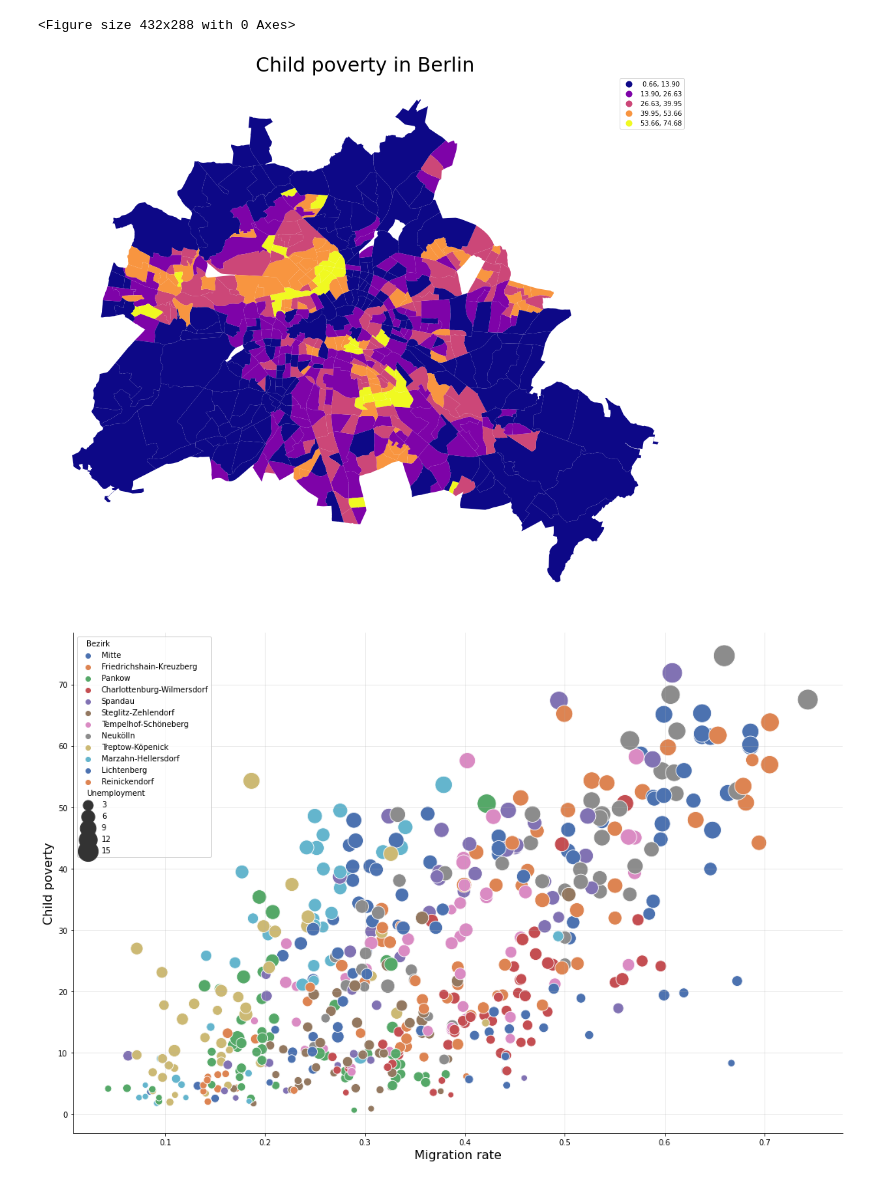
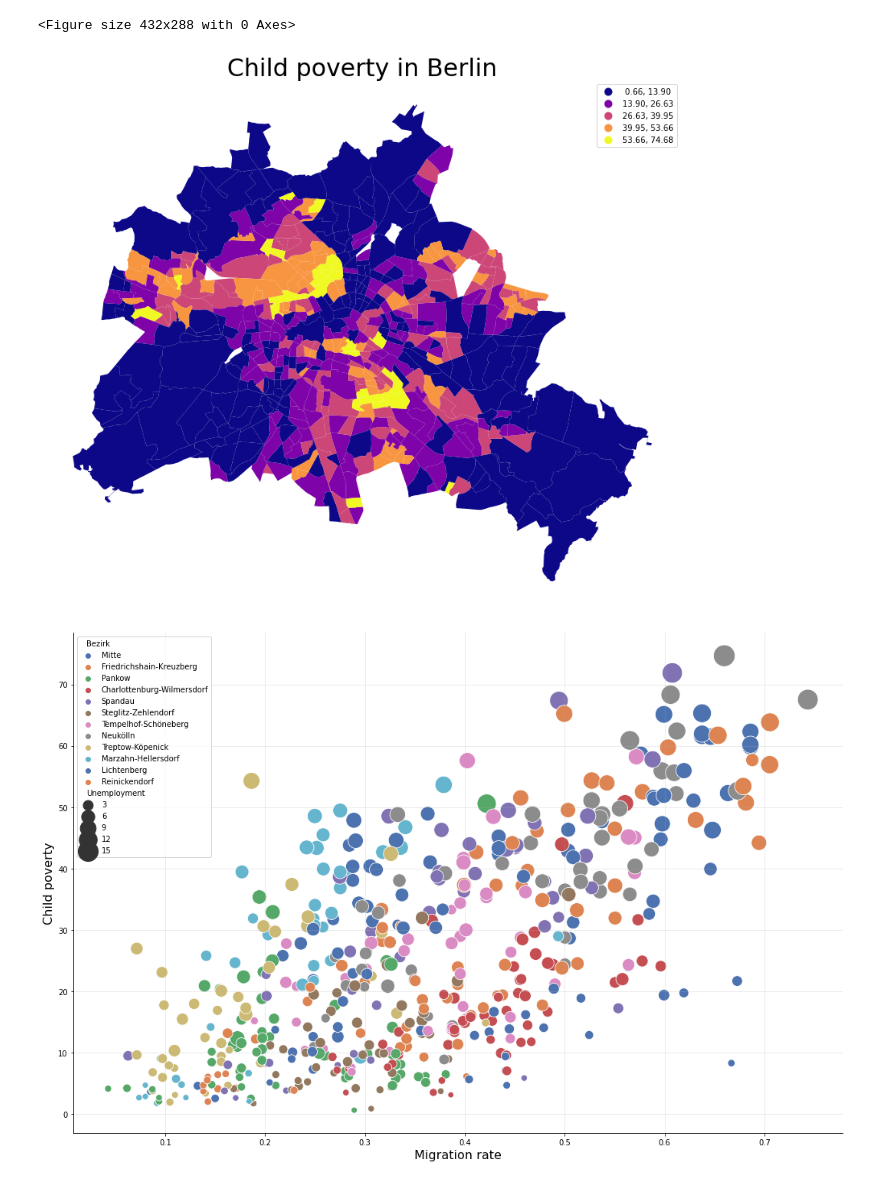
Before and after one commit to Safiaaaaa/YouthInTheCity, a Jupyter notebook: notebooks/safia-plots-clean.ipynb, the cells around one changed output. Saved outputs shown, nothing was run; the diff lists cells and outputs as text; code cells hidden in the pictures.

Commit message:
updated plots

```diff
--- a/notebooks/safia-plots-clean.ipynb
+++ b/notebooks/safia-plots-clean.ipynb
@@ -39,14 +39,15 @@ df.Bezirk = df.Bezirk.map({
 })
 # %%
 fig = plt.figure()
-ax = df.plot(figsize=(20,15), column='Child poverty', cmap='plasma', scheme='NaturalBreaks', legend=True)
+ax = df.plot(figsize=(18,12), column='Child poverty', cmap='plasma', scheme='NaturalBreaks', legend=True)
 ax.set_facecolor("yellow")
 ax.set_axis_off()
 ax.set_title('Child poverty in Berlin', fontsize=30)
-plt.savefig(fname='plots/child_pov.png',transparent=False, facecolor='white')
+fig.tight_layout()
+plt.savefig(fname='../child_pov.png',transparent=False, facecolor='white')
 # %% [output]
 <Figure size 432x288 with 0 Axes>
-[figure, old version]
+[figure, new version]
 # %%
 fig = plt.figure(figsize=(18, 12))
 ax = sns.scatterplot(x="Migration rate",
```
Also changed, not shown: 3 other files.
